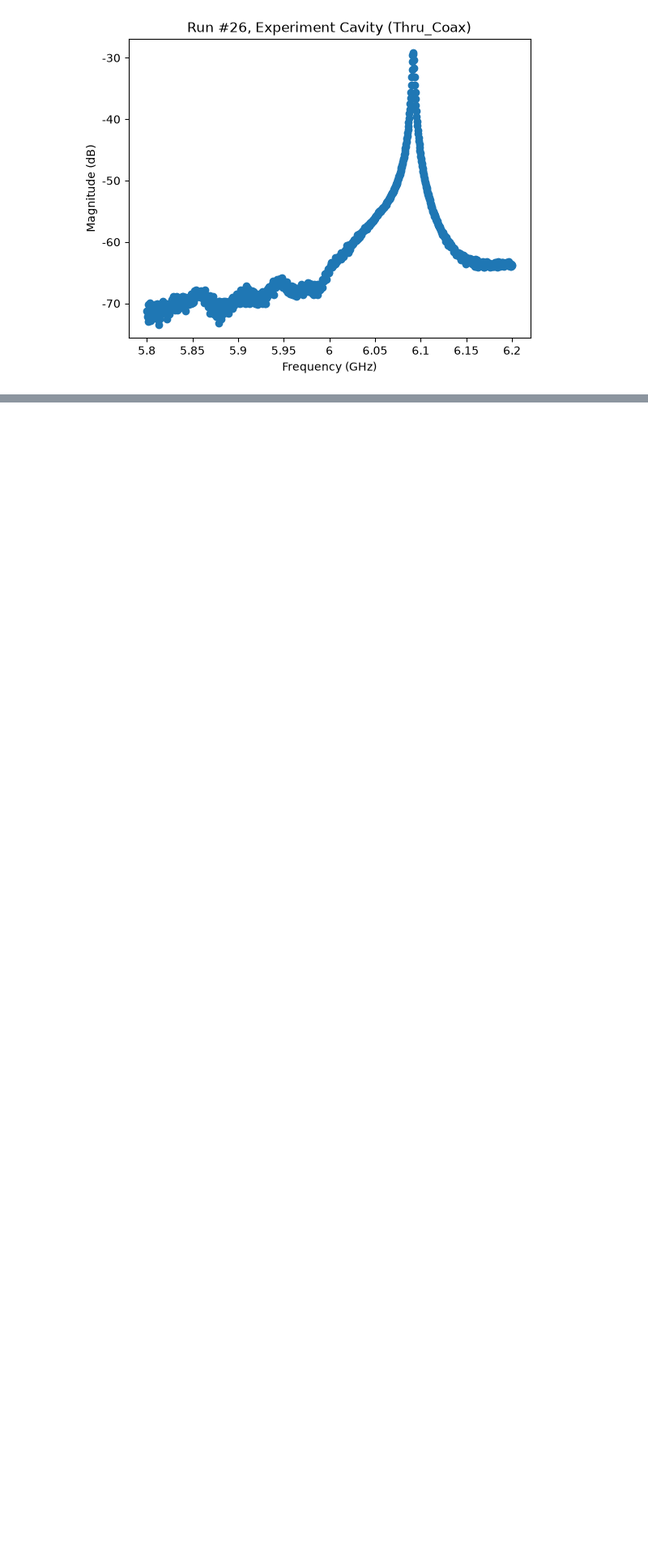
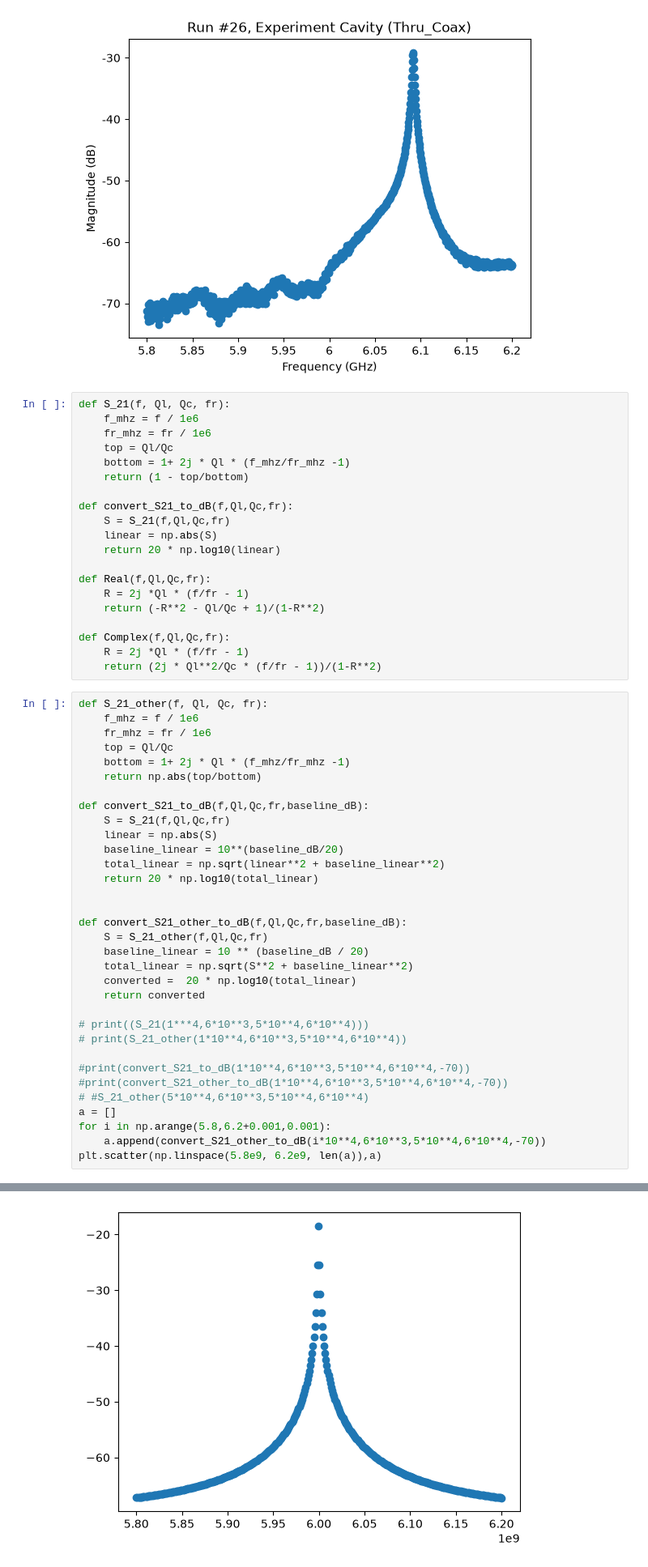
Before and after one commit to Ianborden/Quantum-APL, a Jupyter notebook: qcodes.ipynb, the cells around one changed output, grey strips where cells are left out. Shown at 81% size. Cells and saved outputs as stored; diff of their text form; blank space fills up the shorter version.

Commit message:
more work on plotting and getting accurate best fit line

```diff
--- a/qcodes.ipynb
+++ b/qcodes.ipynb
@@ -138,3 +68,57 @@ fig = axes[0].figure
 fig.savefig(f"qcodes_cavity_expirement.png")
 # %% [output]
 [figure]
+# %%
+def S_21(f, Ql, Qc, fr):
+    f_mhz = f / 1e6
+    fr_mhz = fr / 1e6
+    top = Ql/Qc
+    bottom = 1+ 2j * Ql * (f_mhz/fr_mhz -1)
+    return (1 - top/bottom)
+
+def convert_S21_to_dB(f,Ql,Qc,fr):
+    S = S_21(f,Ql,Qc,fr)
+    linear = np.abs(S)
+    return 20 * np.log10(linear)
+
+def Real(f,Ql,Qc,fr):
+    R = 2j *Ql * (f/fr - 1)
+    return (-R**2 - Ql/Qc + 1)/(1-R**2)
+
+def Complex(f,Ql,Qc,fr):
+    R = 2j *Ql * (f/fr - 1)
+    return (2j * Ql**2/Qc * (f/fr - 1))/(1-R**2)
+# %%
+def S_21_other(f, Ql, Qc, fr):
+    f_mhz = f / 1e6
+    fr_mhz = fr / 1e6
+    top = Ql/Qc
+    bottom = 1+ 2j * Ql * (f_mhz/fr_mhz -1)
+    return np.abs(top/bottom)
+
+def convert_S21_to_dB(f,Ql,Qc,fr,baseline_dB):
+    S = S_21(f,Ql,Qc,fr)
+    linear = np.abs(S)
+    baseline_linear = 10**(baseline_dB/20)
+    total_linear = np.sqrt(linear**2 + baseline_linear**2)
+    return 20 * np.log10(total_linear)
+
+
+def convert_S21_other_to_dB(f,Ql,Qc,fr,baseline_dB):
+    S = S_21_other(f,Ql,Qc,fr)
+    baseline_linear = 10 ** (baseline_dB / 20)
+    total_linear = np.sqrt(S**2 + baseline_linear**2)
+    converted =  20 * np.log10(total_linear)
+    return converted
+
+# print((S_21(1***4,6*10**3,5*10**4,6*10**4)))
+# print(S_21_other(1*10**4,6*10**3,5*10**4,6*10**4))
+
+#print(convert_S21_to_dB(1*10**4,6*10**3,5*10**4,6*10**4,-70))
+#print(convert_S21_other_to_dB(1*10**4,6*10**3,5*10**4,6*10**4,-70))
+# #S_21_other(5*10**4,6*10**3,5*10**4,6*10**4)
+a = []
+for i in np.arange(5.8,6.2+0.001,0.001):
+    a.append(convert_S21_other_to_dB(i*10**4,6*10**3,5*10**4,6*10**4,-70))
+plt.scatter(np.linspace(5.8e9, 6.2e9, len(a)),a)
+# %% [output]
@@ -140,0 +126 @@ fig.savefig(f"qcodes_cavity_expirement.png")
+[figure, added]
```
Also changed, not shown: parts of 5 cells of this notebook, 2 other files.
